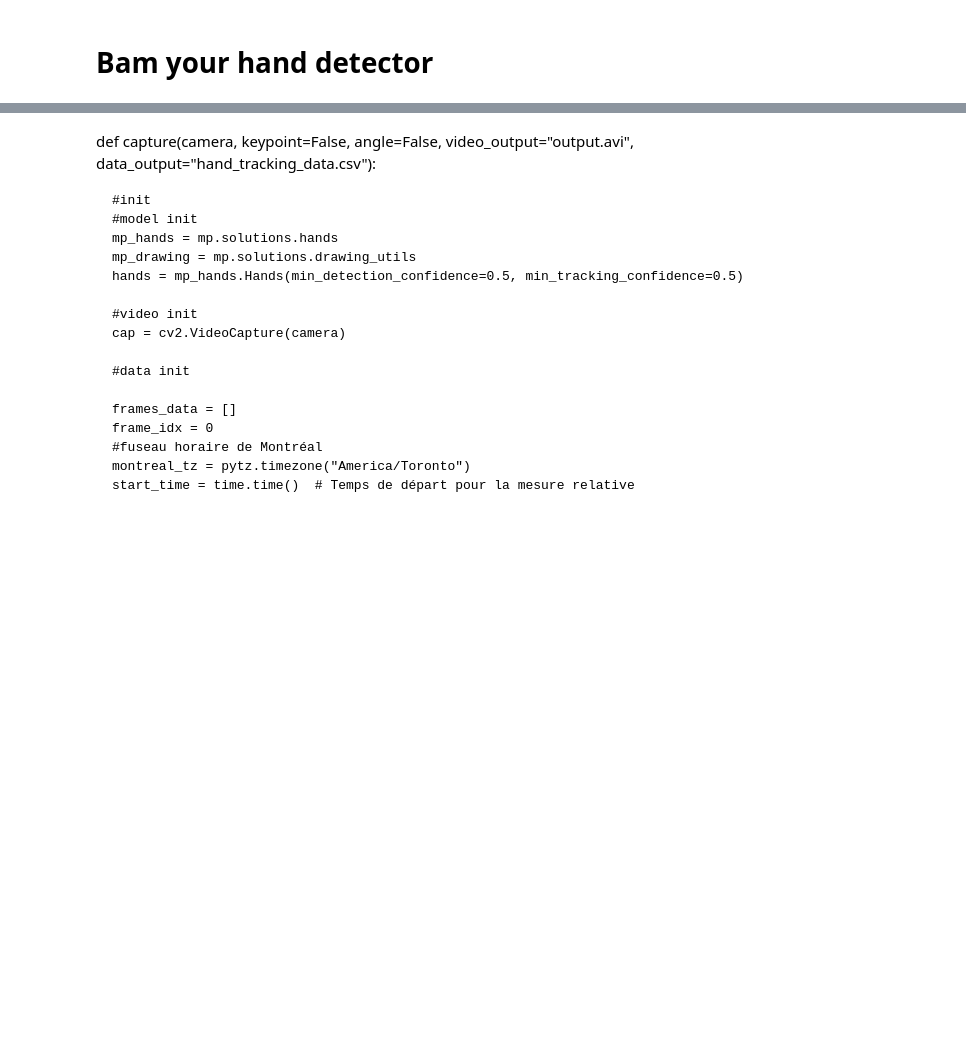
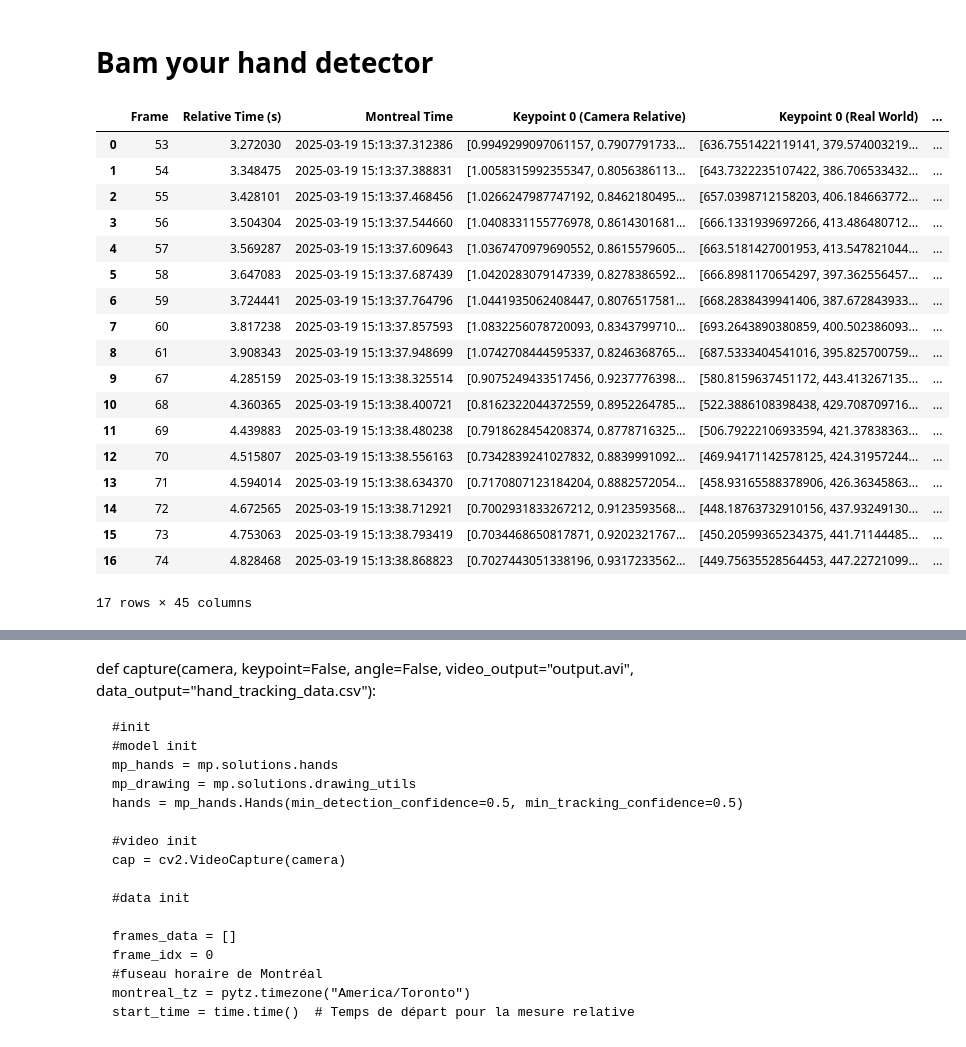
Before and after one commit to Agoist654/sfe, a Jupyter notebook: hand_landmarker(1).ipynb, the cells around one changed output, grey strips where cells are left out. Drawn from its saved outputs; the diff is of its cells as text; code cells hidden in the pictures; blank space fills up the shorter version.

```diff
--- a/hand_landmarker(1).ipynb
+++ b/hand_landmarker(1).ipynb
@@ -459,0 +458,22 @@ dd
+# %%
+df
+# %% [output]
+|  | Frame | Relative Time (s) | Montreal Time | Keypoint 0 (Camera Relative) | Keypoint 0 (Real World) | ... |
+| 0 | 53 | 3.272030 | 2025-03-19 15:13:37.312386 | [0.9949299097061157, 0.7907791733... | [636.7551422119141, 379.574003219... | ... |
+| 1 | 54 | 3.348475 | 2025-03-19 15:13:37.388831 | [1.0058315992355347, 0.8056386113... | [643.7322235107422, 386.706533432... | ... |
+| 2 | 55 | 3.428101 | 2025-03-19 15:13:37.468456 | [1.0266247987747192, 0.8462180495... | [657.0398712158203, 406.184663772... | ... |
+| 3 | 56 | 3.504304 | 2025-03-19 15:13:37.544660 | [1.0408331155776978, 0.8614301681... | [666.1331939697266, 413.486480712... | ... |
+| 4 | 57 | 3.569287 | 2025-03-19 15:13:37.609643 | [1.0367470979690552, 0.8615579605... | [663.5181427001953, 413.547821044... | ... |
+| 5 | 58 | 3.647083 | 2025-03-19 15:13:37.687439 | [1.0420283079147339, 0.8278386592... | [666.8981170654297, 397.362556457... | ... |
+| 6 | 59 | 3.724441 | 2025-03-19 15:13:37.764796 | [1.0441935062408447, 0.8076517581... | [668.2838439941406, 387.672843933... | ... |
+| 7 | 60 | 3.817238 | 2025-03-19 15:13:37.857593 | [1.0832256078720093, 0.8343799710... | [693.2643890380859, 400.502386093... | ... |
+| 8 | 61 | 3.908343 | 2025-03-19 15:13:37.948699 | [1.0742708444595337, 0.8246368765... | [687.5333404541016, 395.825700759... | ... |
+| 9 | 67 | 4.285159 | 2025-03-19 15:13:38.325514 | [0.9075249433517456, 0.9237776398... | [580.8159637451172, 443.413267135... | ... |
+| 10 | 68 | 4.360365 | 2025-03-19 15:13:38.400721 | [0.8162322044372559, 0.8952264785... | [522.3886108398438, 429.708709716... | ... |
+| 11 | 69 | 4.439883 | 2025-03-19 15:13:38.480238 | [0.7918628454208374, 0.8778716325... | [506.79222106933594, 421.37838363... | ... |
+| 12 | 70 | 4.515807 | 2025-03-19 15:13:38.556163 | [0.7342839241027832, 0.8839991092... | [469.94171142578125, 424.31957244... | ... |
+| 13 | 71 | 4.594014 | 2025-03-19 15:13:38.634370 | [0.7170807123184204, 0.8882572054... | [458.93165588378906, 426.36345863... | ... |
+| 14 | 72 | 4.672565 | 2025-03-19 15:13:38.712921 | [0.7002931833267212, 0.9123593568... | [448.18763732910156, 437.93249130... | ... |
+| 15 | 73 | 4.753063 | 2025-03-19 15:13:38.793419 | [0.7034468650817871, 0.9202321767... | [450.20599365234375, 441.71144485... | ... |
+| 16 | 74 | 4.828468 | 2025-03-19 15:13:38.868823 | [0.7027443051338196, 0.9317233562... | [449.75635528564453, 447.22721099... | ... |
+17 rows × 45 columns
```
Also changed, not shown: parts of 11 cells of this notebook.
